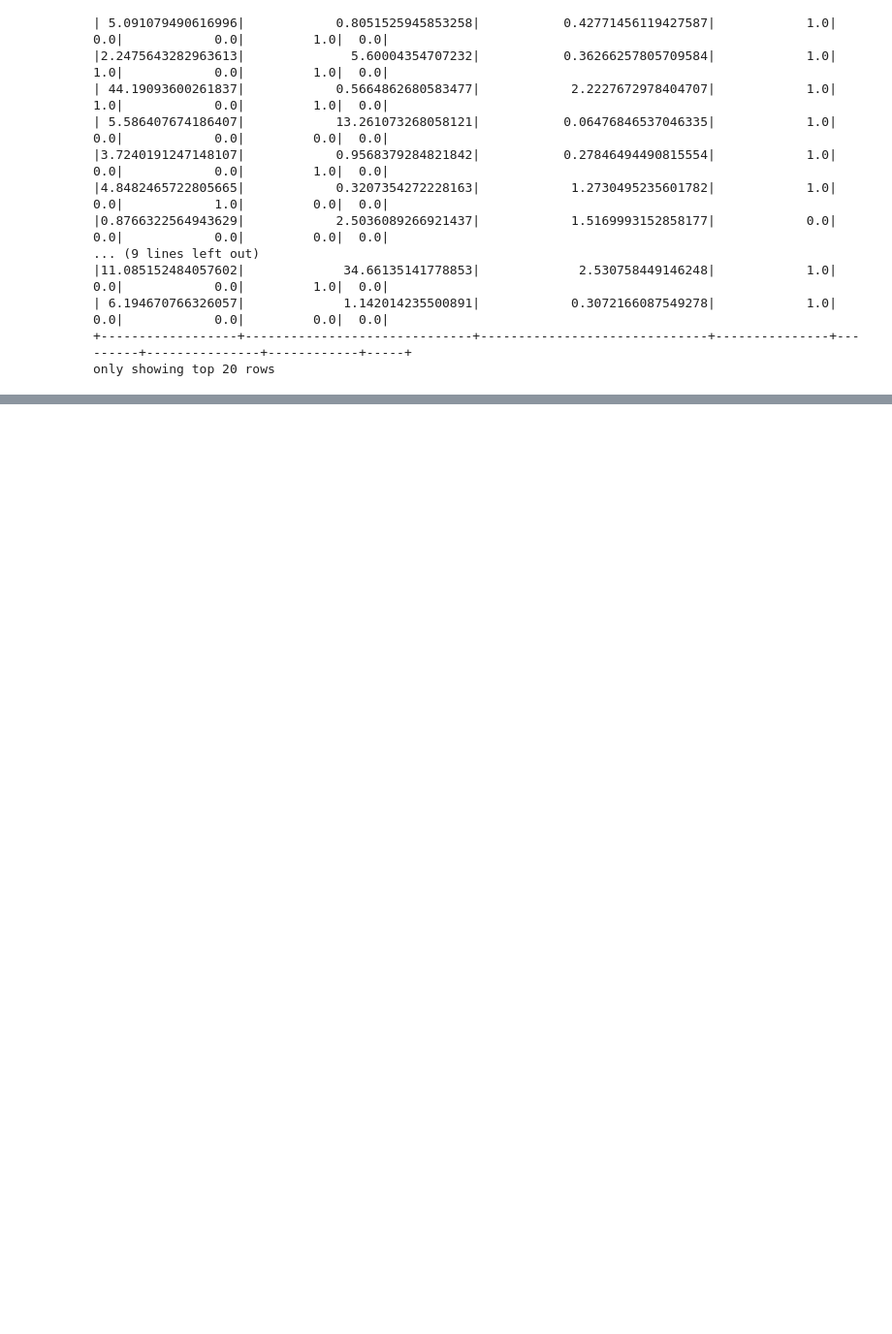
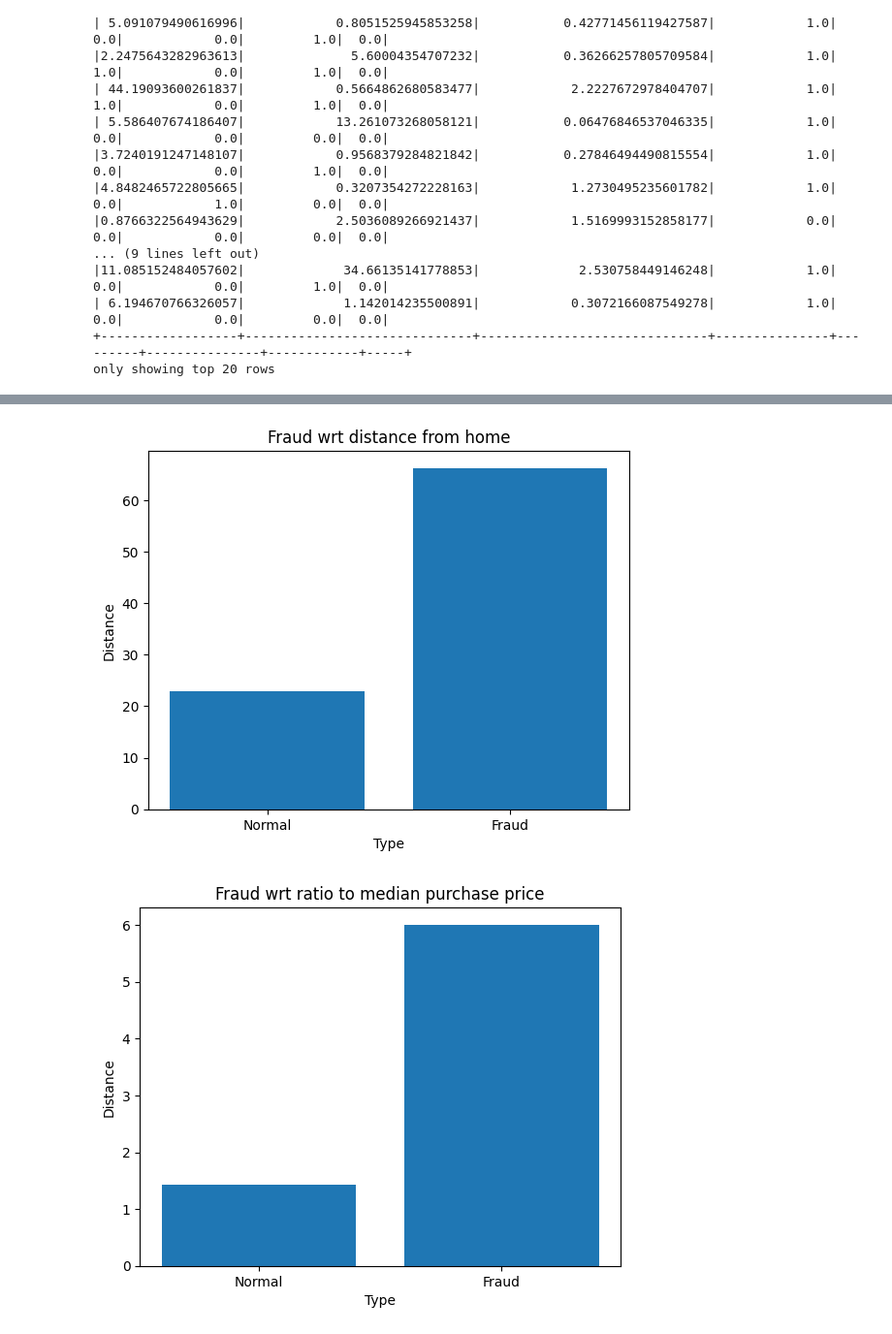
Before and after one commit to anitha0615/Project_4, a Jupyter notebook: CreditCardFraudDetection.ipynb, the cells around one changed output, grey strips where cells are left out. Shown at 97% size. Cells and saved outputs as stored; diff of their text form; code cells hidden in the pictures; blank space fills up the shorter version.

```diff
--- a/CreditCardFraudDetection.ipynb
+++ b/CreditCardFraudDetection.ipynb
@@ -58,3 +58,16 @@ df.show()
 | 6.194670766326057|             1.142014235500891|            0.3072166087549278|            1.0|      0.0|            0.0|         0.0|  0.0|
 +------------------+------------------------------+------------------------------+---------------+---------+---------------+------------+-----+
 only showing top 20 rows
+# %%
+dfgr = df.groupby( "fraud").mean()
+# %%
+from pyspark.sql.functions import col, when
+from pyspark.sql.types import StringType,BooleanType,DateType
+
+dfgr.show()
+
+#dfgr_conv = dfgr.withColumn("fraud_boolean", when( col("fraud") == (0.0), True).otherwise(False))
+
+#dfgr_conv.show()
+
+dfgr_pd = dfgr.toPandas()
@@ -60,0 +98,22 @@ only showing top 20 rows
+# %%
+#for i in dfgr_pd:
+#print(i)
+plt.title("Fraud wrt distance from home")
+plt.bar(["Normal","Fraud"],dfgr_pd["avg(distance_from_home)"])
+plt.xlabel("Type")
+plt.ylabel("Distance")
+plt.show()
+plt.title("Fraud wrt ratio to median purchase price")
+plt.bar(["Normal","Fraud"],dfgr_pd["avg(ratio_to_median_purchase_price)"])
+plt.xlabel("Type")
+plt.ylabel("Distance")
+plt.show()
+
+plt.title("Fraud wrt online orders")
+plt.bar(["Normal","Fraud"],dfgr_pd["avg(online_order)"])
+plt.xlabel("Type")
+plt.ylabel("Distance")
+plt.show()
+# %% [output]
+[figure, added]
+[figure, added]
```
Also changed, not shown: parts of 5 cells of this notebook.
